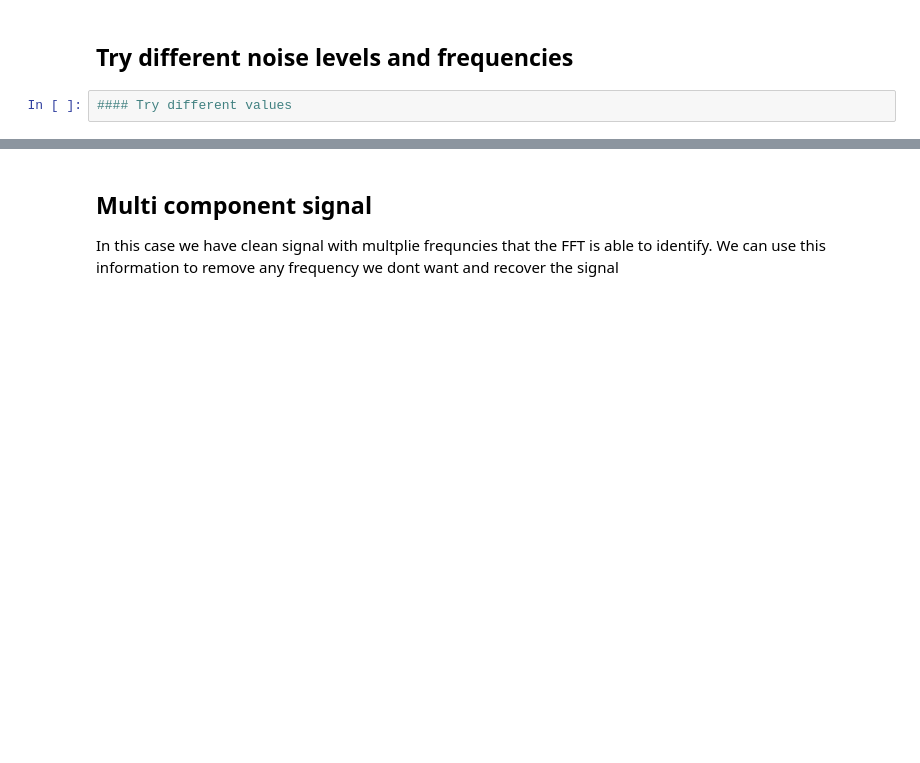
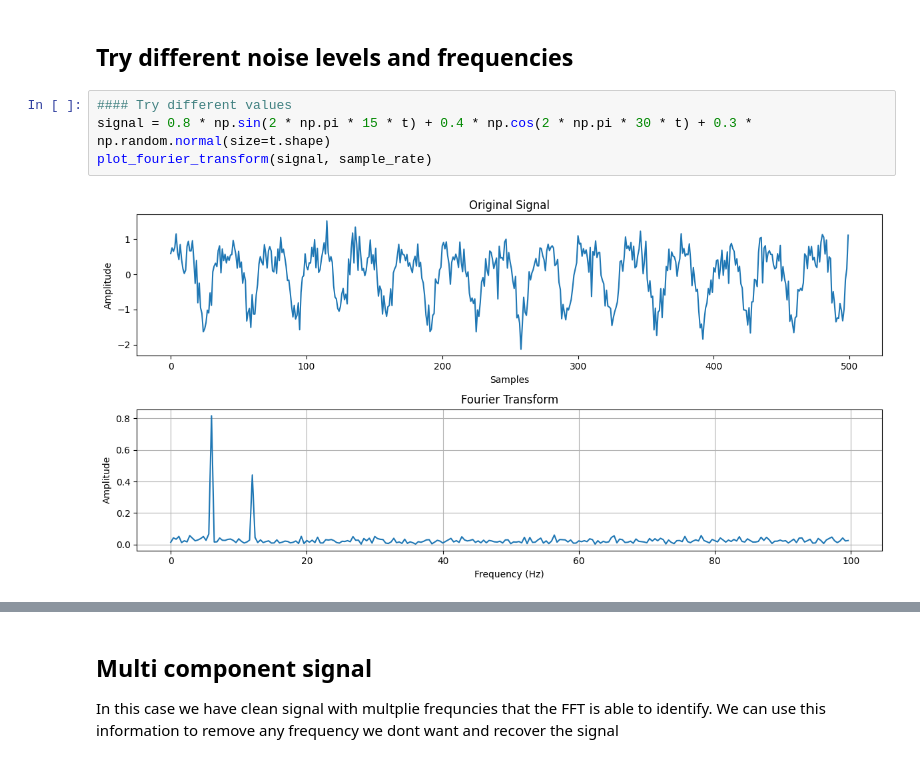
Before and after one commit to UIUC-BIOE488/yifan20_Lab5, a Jupyter notebook: Lab5.ipynb, the cells around one changed output, grey strips where cells are left out. Saved outputs shown, nothing was run; the diff lists cells and outputs as text; blank space fills up the shorter version.

```diff
--- a/Lab5.ipynb
+++ b/Lab5.ipynb
@@ -49,6 +51,10 @@ plot_fourier_transform(signal, sample_rate)
 ## Try different noise levels and frequencies
 # %%
 #### Try different values
+signal = 0.8 * np.sin(2 * np.pi * 15 * t) + 0.4 * np.cos(2 * np.pi * 30 * t) + 0.3 * np.random.normal(size=t.shape)
+plot_fourier_transform(signal, sample_rate)
+# %% [output]
+[figure, added]
 # %%
 # Additional Example 1: Combining Multiple Frequency Components
 # Description: Generate a signal composed of multiple sine waves at different frequencies and use the Fourier transform
```
Also changed, not shown: parts of 8 cells of this notebook.
